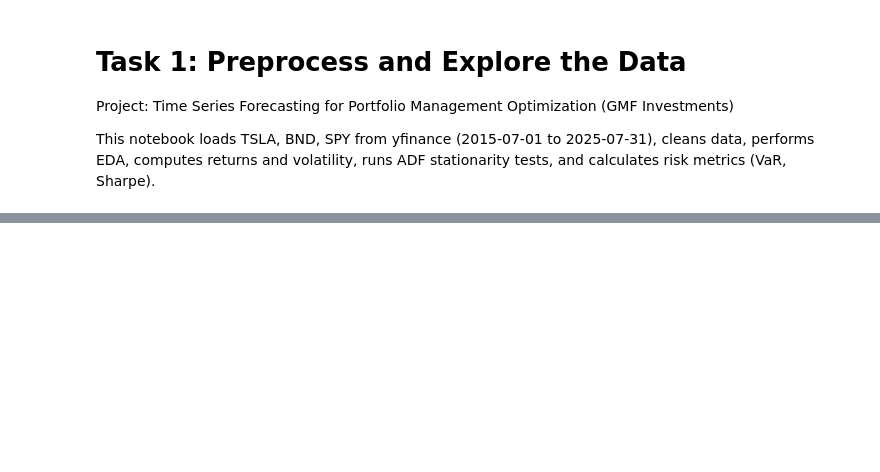
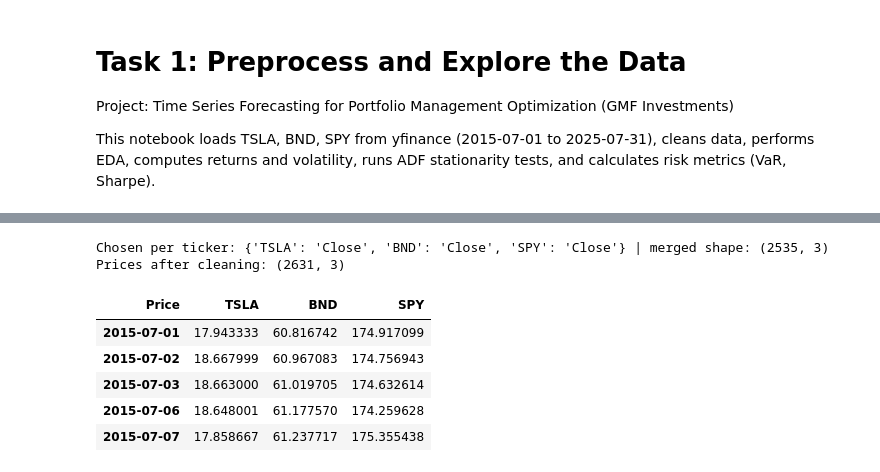
Before and after one commit to sentayhu19/Time-Series-Forecasting-for-Portfolio-Management-Optimization, a Jupyter notebook: notebooks/Task_01_Preprocess_and_Explore.ipynb, the cells around one changed output, grey strips where cells are left out. Drawn from its saved outputs; the diff is of its cells as text; code cells hidden in the pictures; blank space fills up the shorter version.

Commit message:
Fix yfinance MultiIndex handling; preserve field names for merge - Harden plotting/EDA by coercing numeric and guarding empties

```diff
--- a/notebooks/Task_01_Preprocess_and_Explore.ipynb
+++ b/notebooks/Task_01_Preprocess_and_Explore.ipynb
@@ -36,3 +70,53 @@ stats
+# %%
+# 3) Robust merge with diagnostics
+from src.utils.data_loader import merge_adjusted_close
+
+def debug_merge_choice(data):
+    chosen = {}
+    frames = []
+    for t, df in data.items():
+        if df is None or df.empty:
+            chosen[t] = None
+            continue
+        if "Adj Close" in df.columns:
+            chosen[t] = "Adj Close"
+            frames.append(df[["Adj Close"]].rename(columns={"Adj Close": t}))
+        elif "Close" in df.columns:
+            chosen[t] = "Close"
+            frames.append(df[["Close"]].rename(columns={"Close": t}))
+        else:
+            chosen[t] = "NONE"
+    merged = pd.concat(frames, axis=1).sort_index() if frames else pd.DataFrame()
+    return chosen, merged
+
+# Try original raw; if empty, try test raw
+chosen_cols, prices = debug_merge_choice(raw)
+print("Chosen per ticker:", chosen_cols, "| merged shape:", prices.shape)
+
+if prices.empty:
+    print("Retrying with TEST range and auto_adjust=False ...")
+    chosen_cols2, prices2 = debug_merge_choice(raw_test)
+    print("Chosen per ticker (TEST):", chosen_cols2, "| merged shape:", prices2.shape)
+    prices = prices2  # adopt test if valid
+
+if prices.empty:
+    raise RuntimeError("No price data merged. Check connectivity, date range, and yfinance response above.")
+
+# 4) Align calendar and fill
+prices = fill_missing_dates(prices)
+prices = handle_missing(prices, method="interpolate")
+prices = prices.dropna(axis=1, how="all")
+print("Prices after cleaning:", prices.shape)
+display(prices.head())
+# %% [output]
+Chosen per ticker: {'TSLA': 'Close', 'BND': 'Close', 'SPY': 'Close'} | merged shape: (2535, 3)
+Prices after cleaning: (2631, 3)
+| Price | TSLA | BND | SPY |
+| 2015-07-01 | 17.943333 | 60.816742 | 174.917099 |
+| 2015-07-02 | 18.667999 | 60.967083 | 174.756943 |
+| 2015-07-03 | 18.663000 | 61.019705 | 174.632614 |
+| 2015-07-06 | 18.648001 | 61.177570 | 174.259628 |
+| 2015-07-07 | 17.858667 | 61.237717 | 175.355438 |
 # %%
 # Compute daily returns and visualize
 returns = compute_returns(prices, kind='pct')
```
Also changed, not shown: parts of 10 cells of this notebook, 4 other files.
